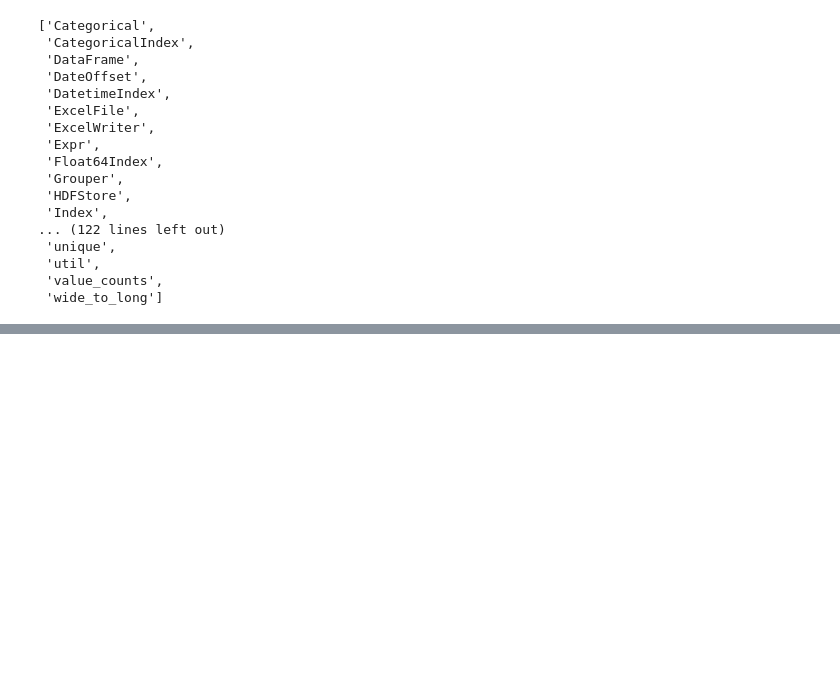
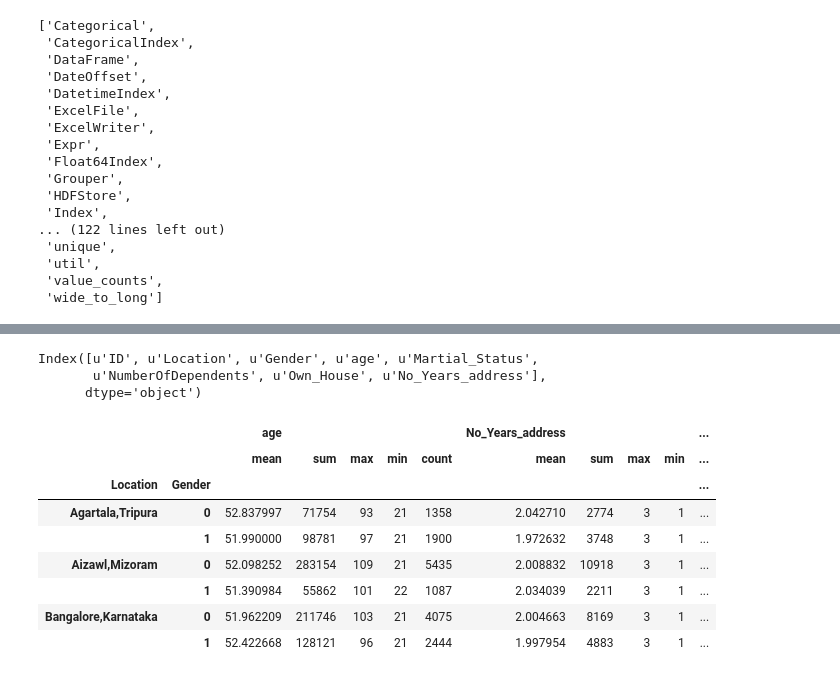
Before and after one commit to satyalvsu/Basics-python, a Jupyter notebook: Pandas Practice.ipynb, the cells around one changed output, grey strips where cells are left out. Cells and saved outputs as stored; diff of their text form; code cells hidden in the pictures; blank space fills up the shorter version.

```diff
--- a/Pandas Practice.ipynb
+++ b/Pandas Practice.ipynb
@@ -186,0 +257,21 @@ dir(pd)
+# %%
+cust_demo.columns
+# %% [output]
+Index([u'ID', u'Location', u'Gender', u'age', u'Martial_Status',
+       u'NumberOfDependents', u'Own_House', u'No_Years_address'],
+      dtype='object')
+# %%
+g1=cust_demo[['Location','Gender','age',
+              'No_Years_address']].groupby(['Location','Gender']).agg(['mean','sum','max','min','count'])
+# %%
+g1.head(6)
+# %% [output]
+|  |  | age |  |  |  |  | No_Years_address |  |  |  | ... |
+|  |  | mean | sum | max | min | count | mean | sum | max | min | ... |
+| Location | Gender |  |  |  |  |  |  |  |  |  | ... |
+| Agartala,Tripura | 0 | 52.837997 | 71754 | 93 | 21 | 1358 | 2.042710 | 2774 | 3 | 1 | ... |
+|  | 1 | 51.990000 | 98781 | 97 | 21 | 1900 | 1.972632 | 3748 | 3 | 1 | ... |
+| Aizawl,Mizoram | 0 | 52.098252 | 283154 | 109 | 21 | 5435 | 2.008832 | 10918 | 3 | 1 | ... |
+|  | 1 | 51.390984 | 55862 | 101 | 22 | 1087 | 2.034039 | 2211 | 3 | 1 | ... |
+| Bangalore,Karnataka | 0 | 51.962209 | 211746 | 103 | 21 | 4075 | 2.004663 | 8169 | 3 | 1 | ... |
+|  | 1 | 52.422668 | 128121 | 96 | 21 | 2444 | 1.997954 | 4883 | 3 | 1 | ... |
```
Also changed, not shown: parts of 22 cells of this notebook.
